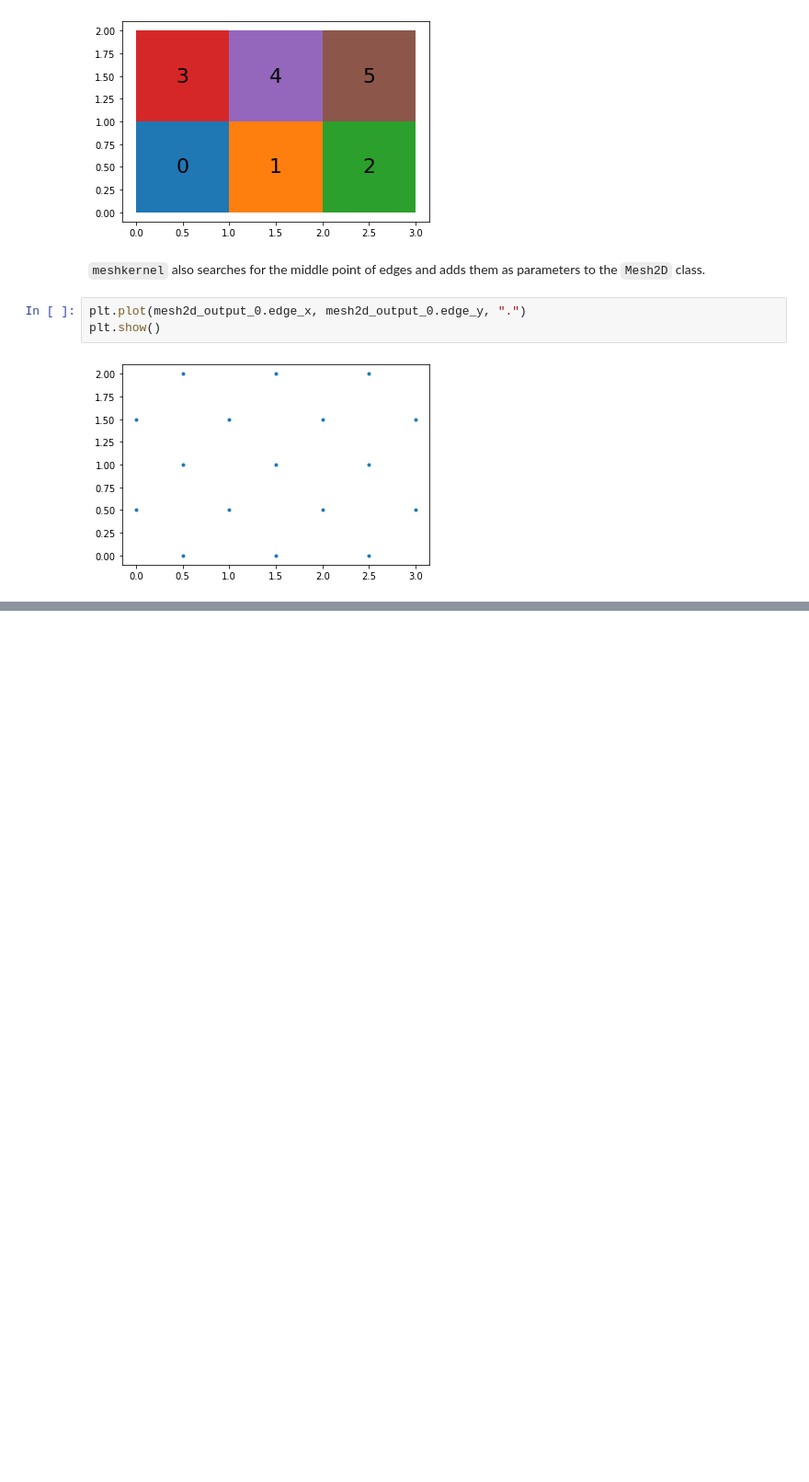
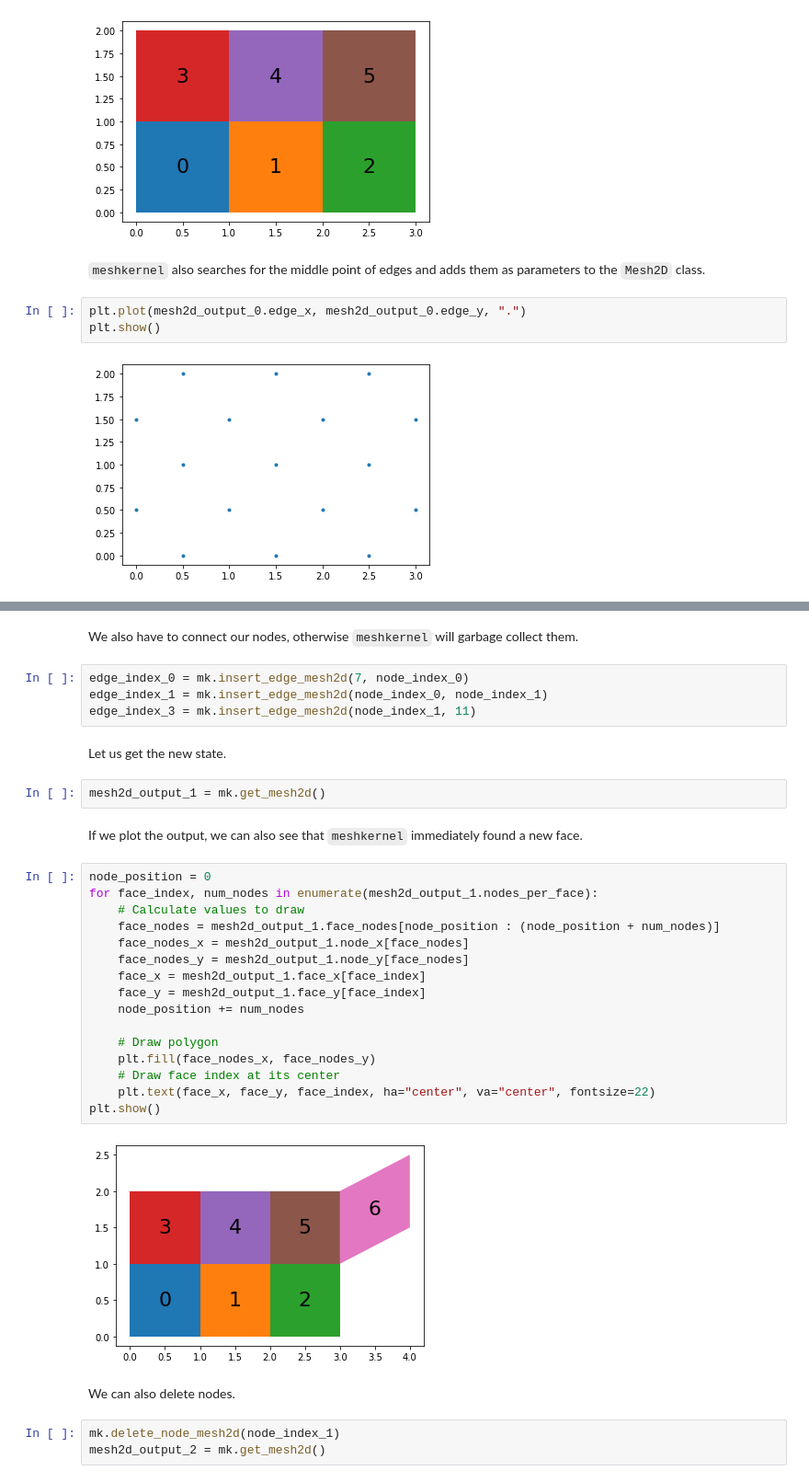
Before and after one commit to Deltares/MeshKernelPy, a Jupyter notebook: examples/01_mesh2d_basics.ipynb, the cells around one changed output, grey strips where cells are left out. Shown at 92% size. Drawn from its saved outputs; the diff is of its cells as text; blank space fills up the shorter version.

```diff
--- a/examples/01_mesh2d_basics.ipynb
+++ b/examples/01_mesh2d_basics.ipynb
@@ -116,0 +122,35 @@ plt.show()
+# %% [markdown]
+We also have to connect our nodes, otherwise `meshkernel` will garbage collect them.
+# %%
+edge_index_0 = mk.insert_edge_mesh2d(7, node_index_0)
+edge_index_1 = mk.insert_edge_mesh2d(node_index_0, node_index_1)
+edge_index_3 = mk.insert_edge_mesh2d(node_index_1, 11)
+# %% [markdown]
+Let us get the new state.
+# %%
+mesh2d_output_1 = mk.get_mesh2d()
+# %% [markdown]
+If we plot the output, we can also see that `meshkernel` immediately found a new face.
+# %%
+node_position = 0
+for face_index, num_nodes in enumerate(mesh2d_output_1.nodes_per_face):
+    # Calculate values to draw
+    face_nodes = mesh2d_output_1.face_nodes[node_position : (node_position + num_nodes)]
+    face_nodes_x = mesh2d_output_1.node_x[face_nodes]
+    face_nodes_y = mesh2d_output_1.node_y[face_nodes]
+    face_x = mesh2d_output_1.face_x[face_index]
+    face_y = mesh2d_output_1.face_y[face_index]
+    node_position += num_nodes
+
+    # Draw polygon
+    plt.fill(face_nodes_x, face_nodes_y)
+    # Draw face index at its center
+    plt.text(face_x, face_y, face_index, ha="center", va="center", fontsize=22)
+plt.show()
+# %% [output]
+[figure, added]
+# %% [markdown]
+We can also delete nodes.
+# %%
+mk.delete_node_mesh2d(node_index_1)
+mesh2d_output_2 = mk.get_mesh2d()
```
Also changed, not shown: parts of 10 cells of this notebook.
